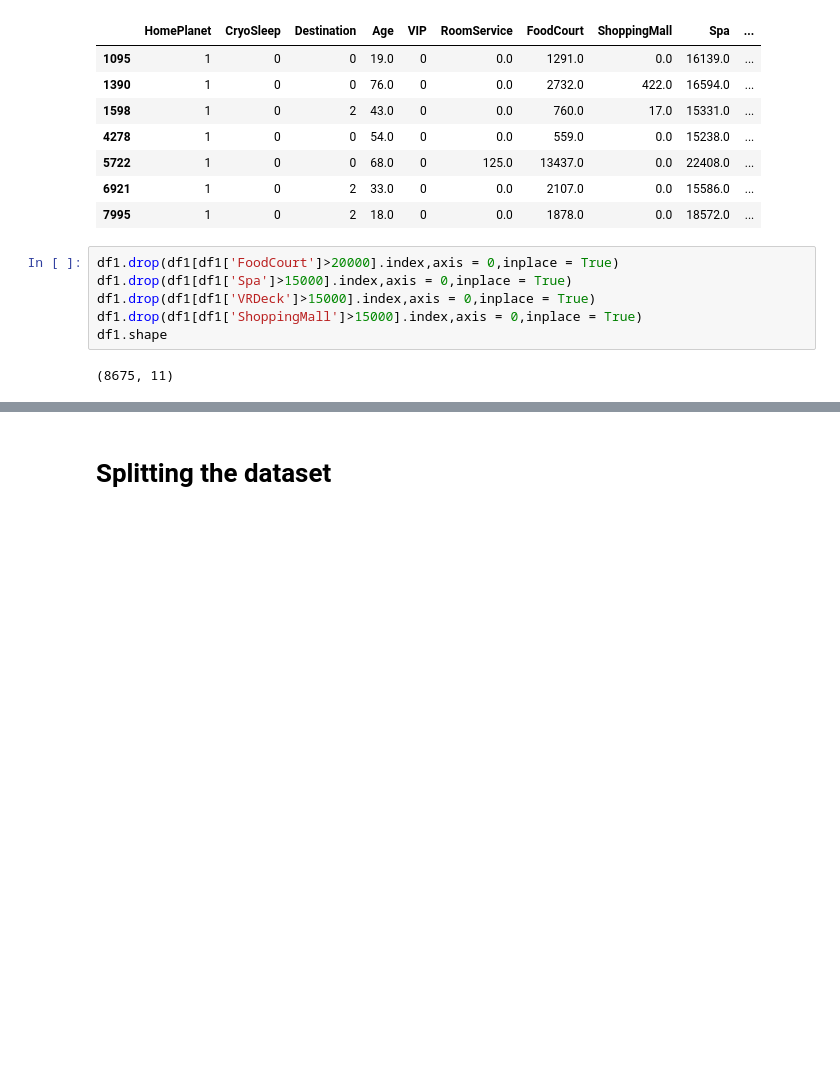
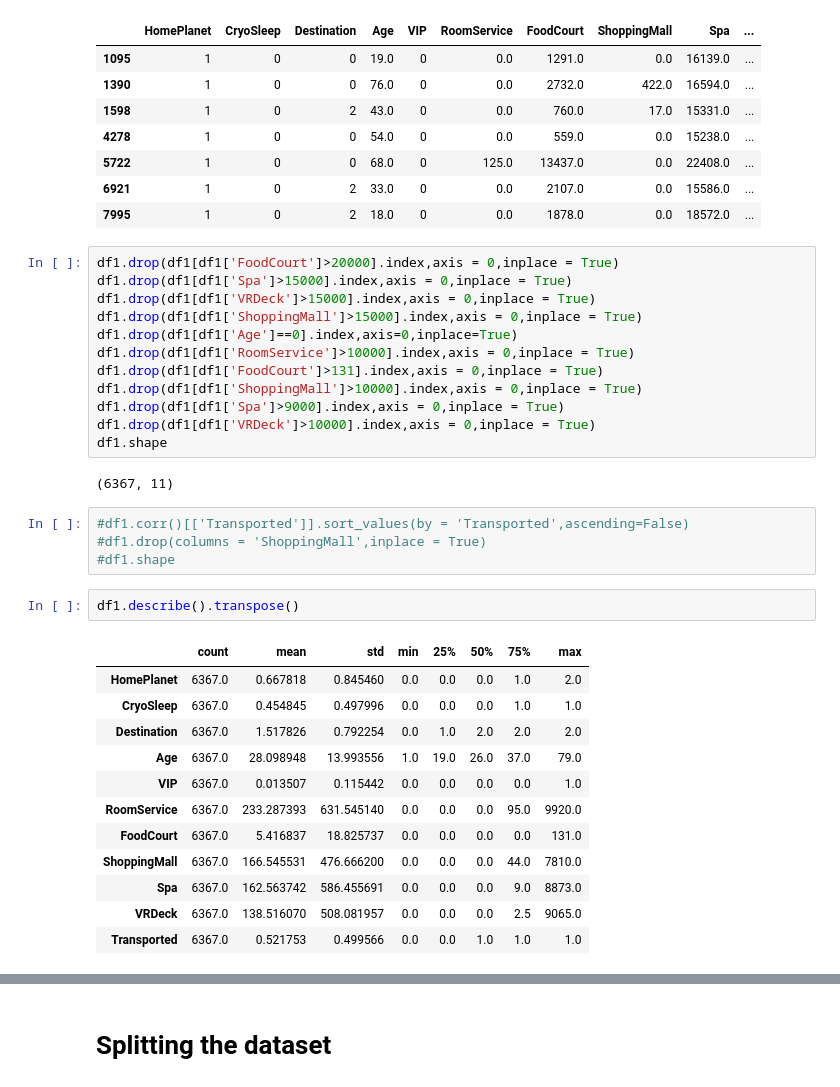
Before and after one commit to saptarshipal1/spaceship-titanic, a Jupyter notebook: data/spaceship-titanic_1.0.ipynb, the cells around one changed output, grey strips where cells are left out. Saved outputs shown, nothing was run; the diff lists cells and outputs as text; blank space fills up the shorter version.

```diff
--- a/data/spaceship-titanic_1.0.ipynb
+++ b/data/spaceship-titanic_1.0.ipynb
@@ -165,6 +165,31 @@ df1.drop(df1[df1['FoodCourt']>20000].index,axis = 0,inplace = True)
 df1.drop(df1[df1['Spa']>15000].index,axis = 0,inplace = True)
 df1.drop(df1[df1['VRDeck']>15000].index,axis = 0,inplace = True)
 df1.drop(df1[df1['ShoppingMall']>15000].index,axis = 0,inplace = True)
+df1.drop(df1[df1['Age']==0].index,axis=0,inplace=True)
+df1.drop(df1[df1['RoomService']>10000].index,axis = 0,inplace = True)
+df1.drop(df1[df1['FoodCourt']>131].index,axis = 0,inplace = True)
+df1.drop(df1[df1['ShoppingMall']>10000].index,axis = 0,inplace = True)
+df1.drop(df1[df1['Spa']>9000].index,axis = 0,inplace = True)
+df1.drop(df1[df1['VRDeck']>10000].index,axis = 0,inplace = True)
 df1.shape
 # %% [output]
-(8675, 11)
+(6367, 11)
+# %%
+#df1.corr()[['Transported']].sort_values(by = 'Transported',ascending=False)
+#df1.drop(columns = 'ShoppingMall',inplace = True)
+#df1.shape
+# %%
+df1.describe().transpose()
+# %% [output]
+|  | count | mean | std | min | 25% | 50% | 75% | max |
+| HomePlanet | 6367.0 | 0.667818 | 0.845460 | 0.0 | 0.0 | 0.0 | 1.0 | 2.0 |
+| CryoSleep | 6367.0 | 0.454845 | 0.497996 | 0.0 | 0.0 | 0.0 | 1.0 | 1.0 |
+| Destination | 6367.0 | 1.517826 | 0.792254 | 0.0 | 1.0 | 2.0 | 2.0 | 2.0 |
+| Age | 6367.0 | 28.098948 | 13.993556 | 1.0 | 19.0 | 26.0 | 37.0 | 79.0 |
+| VIP | 6367.0 | 0.013507 | 0.115442 | 0.0 | 0.0 | 0.0 | 0.0 | 1.0 |
+| RoomService | 6367.0 | 233.287393 | 631.545140 | 0.0 | 0.0 | 0.0 | 95.0 | 9920.0 |
+| FoodCourt | 6367.0 | 5.416837 | 18.825737 | 0.0 | 0.0 | 0.0 | 0.0 | 131.0 |
+| ShoppingMall | 6367.0 | 166.545531 | 476.666200 | 0.0 | 0.0 | 0.0 | 44.0 | 7810.0 |
+| Spa | 6367.0 | 162.563742 | 586.455691 | 0.0 | 0.0 | 0.0 | 9.0 | 8873.0 |
+| VRDeck | 6367.0 | 138.516070 | 508.081957 | 0.0 | 0.0 | 0.0 | 2.5 | 9065.0 |
+| Transported | 6367.0 | 0.521753 | 0.499566 | 0.0 | 0.0 | 1.0 | 1.0 | 1.0 |
```
Also changed, not shown: parts of 13 cells of this notebook, 1 other file.
